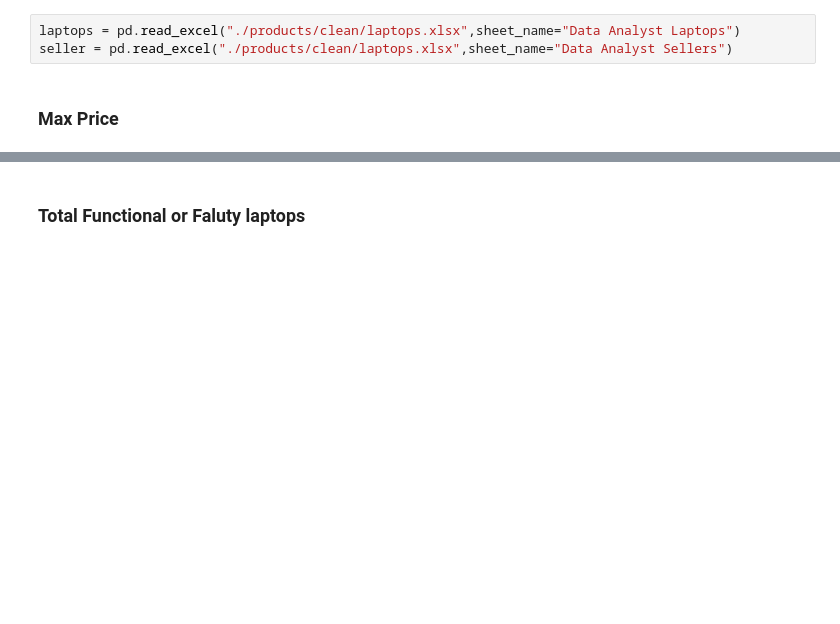
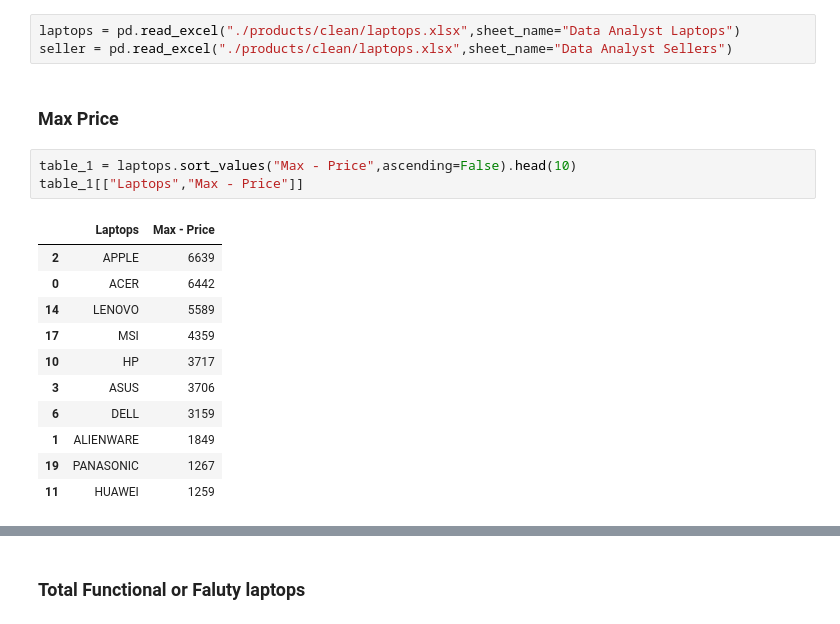
Before and after one commit to EumT07/Upwork, a Jupyter notebook: MCL/analyst.ipynb, the cells around one changed output, grey strips where cells are left out. Cells and saved outputs as stored; diff of their text form; blank space fills up the shorter version.

```diff
--- a/MCL/analyst.ipynb
+++ b/MCL/analyst.ipynb
@@ -13,4 +13,19 @@ laptops = pd.read_excel("./products/clean/laptops.xlsx",sheet_name="Data Analyst
 seller = pd.read_excel("./products/clean/laptops.xlsx",sheet_name="Data Analyst Sellers")
 # %% [markdown]
 ### Max Price
+# %%
+table_1 = laptops.sort_values("Max - Price",ascending=False).head(10)
+table_1[["Laptops","Max - Price"]]
+# %% [output]
+|  | Laptops | Max - Price |
+| 2 | APPLE | 6639 |
+| 0 | ACER | 6442 |
+| 14 | LENOVO | 5589 |
+| 17 | MSI | 4359 |
+| 10 | HP | 3717 |
+| 3 | ASUS | 3706 |
+| 6 | DELL | 3159 |
+| 1 | ALIENWARE | 1849 |
+| 19 | PANASONIC | 1267 |
+| 11 | HUAWEI | 1259 |
 # %%
```
Also changed, not shown: parts of 9 cells of this notebook, 2 other files.
